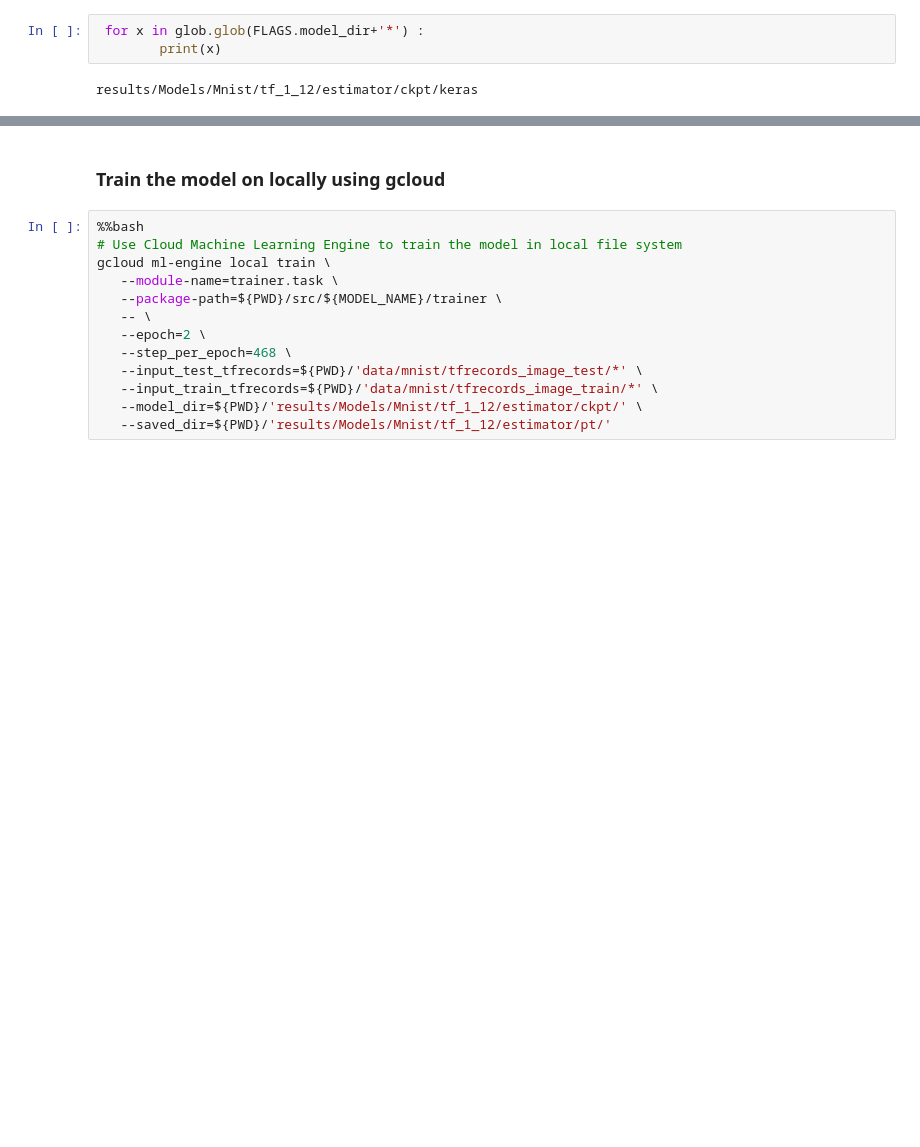
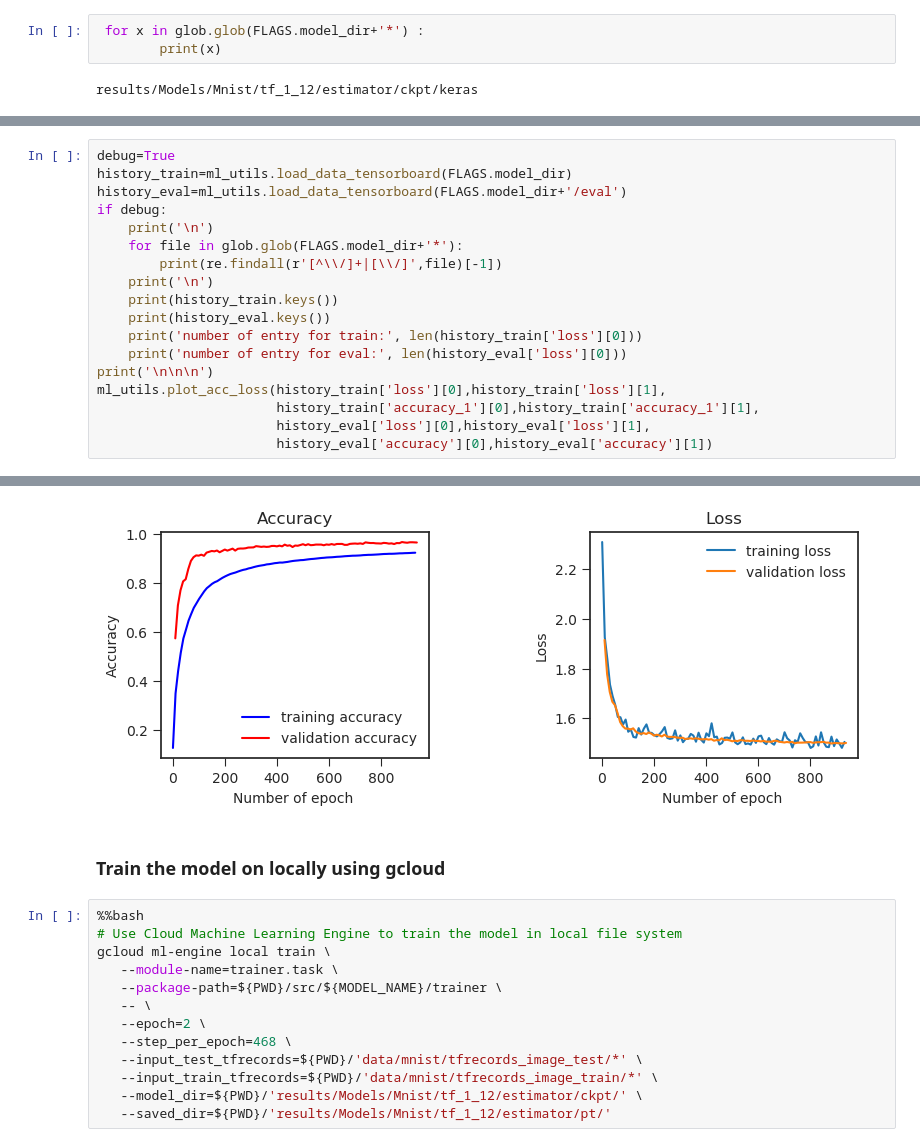
Before and after one commit to tarrade/proj_DL_models_and_pipelines_with_GCP, a Jupyter notebook: notebook/08-Mnist_keras_estimator.ipynb, the cells around one changed output, grey strips where cells are left out. Saved outputs shown, nothing was run; the diff lists cells and outputs as text; blank space fills up the shorter version.

```diff
--- a/notebook/08-Mnist_keras_estimator.ipynb
+++ b/notebook/08-Mnist_keras_estimator.ipynb
@@ -572,0 +772,19 @@ Process is terminated.
+# %%
+debug=True
+history_train=ml_utils.load_data_tensorboard(FLAGS.model_dir)
+history_eval=ml_utils.load_data_tensorboard(FLAGS.model_dir+'/eval')
+if debug:
+    print('\n')
+    for file in glob.glob(FLAGS.model_dir+'*'):
+        print(re.findall(r'[^\\/]+|[\\/]',file)[-1])
+    print('\n')
+    print(history_train.keys())
+    print(history_eval.keys())
+    print('number of entry for train:', len(history_train['loss'][0]))
+    print('number of entry for eval:', len(history_eval['loss'][0]))
+print('\n\n\n')
+ml_utils.plot_acc_loss(history_train['loss'][0],history_train['loss'][1],
+                       history_train['accuracy_1'][0],history_train['accuracy_1'][1],
+                       history_eval['loss'][0],history_eval['loss'][1],
+                       history_eval['accuracy'][0],history_eval['accuracy'][1])
+# %% [output]
@@ -573,3 +808,4 @@ Process is terminated.
+[figure, added]
 # %% [markdown]
 ### Train the model on locally using gcloud
 # %%
```
Also changed, not shown: parts of 36 cells of this notebook, 3 other files.
